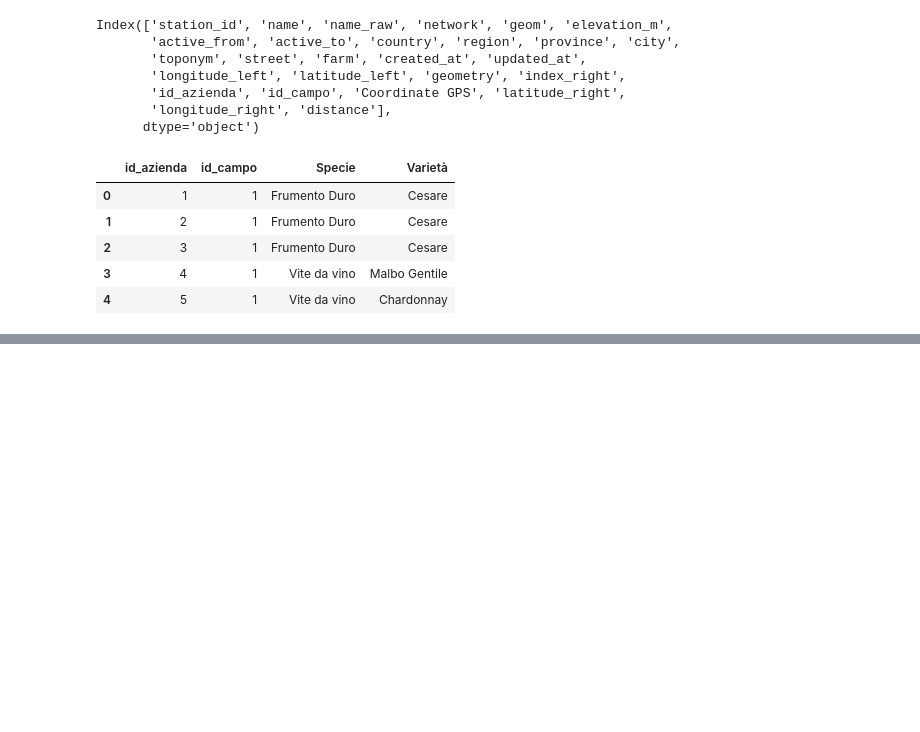
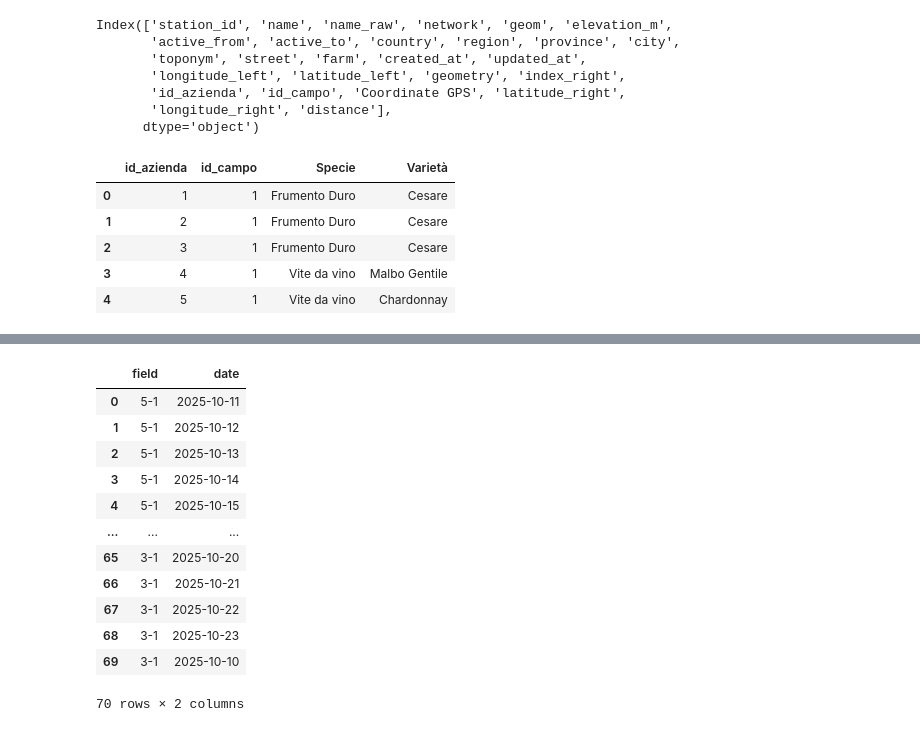
Before and after one commit to w4bo/dataset-pnrr-spoke2, a Jupyter notebook: dataset_pnrr_spoke2.ipynb, the cells around one changed output, grey strips where cells are left out. Saved outputs shown, nothing was run; the diff lists cells and outputs as text; code cells hidden in the pictures; blank space fills up the shorter version.

Commit message:
switched to 2 fts: meteo and colture

```diff
--- a/dataset_pnrr_spoke2.ipynb
+++ b/dataset_pnrr_spoke2.ipynb
@@ -210,0 +224,22 @@ joined2
+# %%
+# Cartesian product
+joined2['key'] = 1
+dt_date['key'] = 1
+
+ft_colture = pd.merge(joined2, dt_date, on='key').drop('key', axis=1)
+ft_colture[["field", "date"]].drop_duplicates().to_csv("output/ft_colture.csv", index=False)
+ft_colture[["field", "date"]]
+# %% [output]
+|  | field | date |
+| 0 | 5-1 | 2025-10-11 |
+| 1 | 5-1 | 2025-10-12 |
+| 2 | 5-1 | 2025-10-13 |
+| 3 | 5-1 | 2025-10-14 |
+| 4 | 5-1 | 2025-10-15 |
+| ... | ... | ... |
+| 65 | 3-1 | 2025-10-20 |
+| 66 | 3-1 | 2025-10-21 |
+| 67 | 3-1 | 2025-10-22 |
+| 68 | 3-1 | 2025-10-23 |
+| 69 | 3-1 | 2025-10-10 |
+70 rows × 2 columns
```
Also changed, not shown: parts of 3 cells of this notebook, 14 other files.
